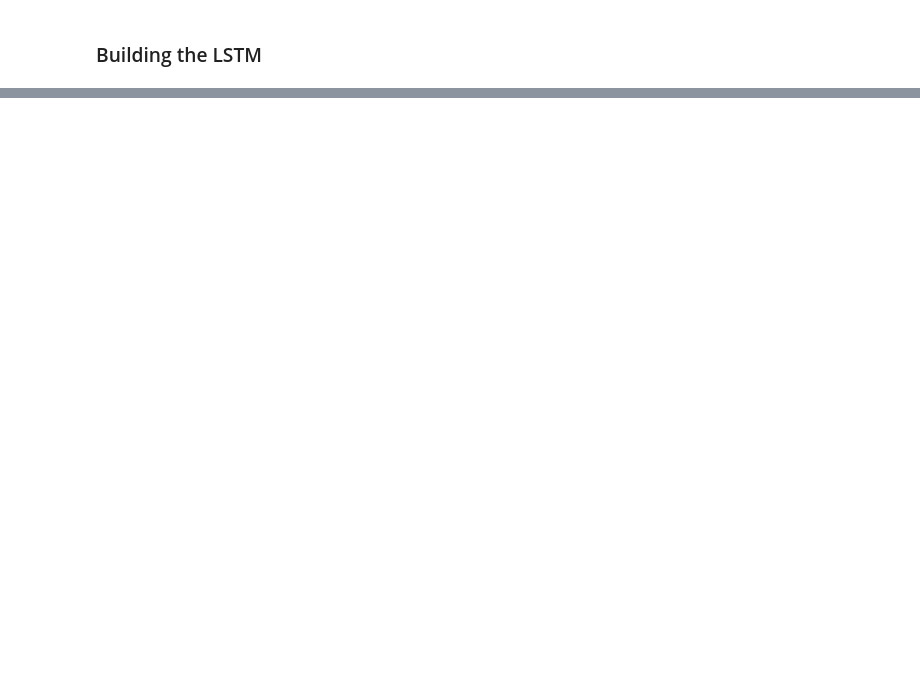
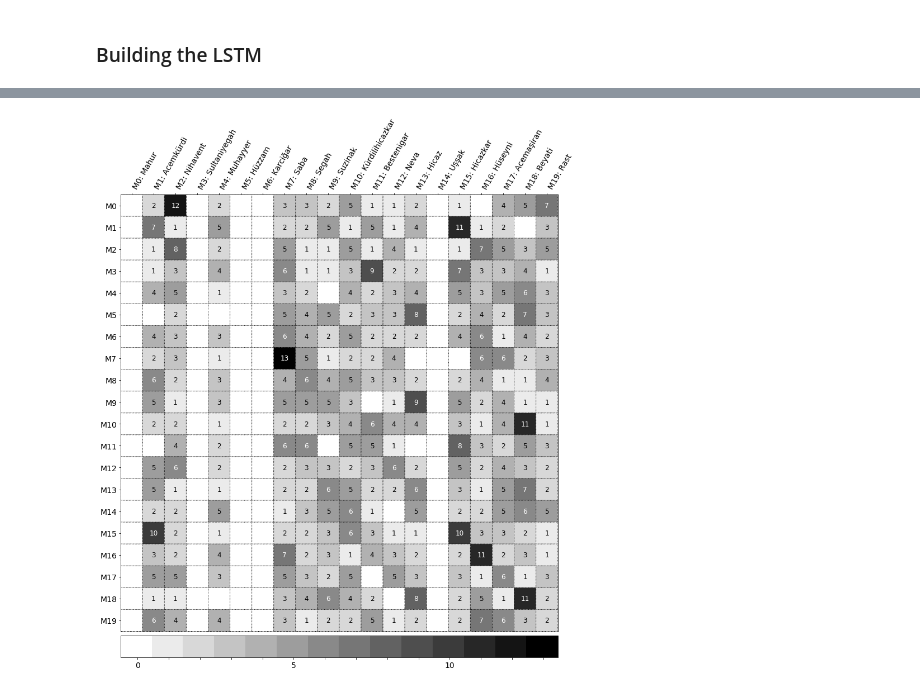
Before and after one commit to chrispla/MaSC_makam_recognition, a Jupyter notebook: LSTM_crossv.ipynb, the cells around one changed output, grey strips where cells are left out. Cells and saved outputs as stored; diff of their text form; code cells hidden in the pictures; blank space fills up the shorter version.

```diff
--- a/LSTM_crossv.ipynb
+++ b/LSTM_crossv.ipynb
@@ -301,0 +298,75 @@ plt.show()
+# %%
+from mpl_toolkits.axes_grid1 import make_axes_locatable
+
+makam_label_map = {'Mahur':0, 'Acemkurdi':1, 'Nihavent':2, 'Sultaniyegah':3, 'Muhayyer':4, 'Huzzam':5, 'Karcigar':6, 'Saba':7, 'Segah':8, 'Suzinak':9, 'Kurdilihicazkar':10, 'Bestenigar':11, 'Neva':12, 'Hicaz':13, 'Ussak':14, 'Hicazkar':15, 'Huseyni':16, 'Acemasiran':17, 'Beyati':18, 'Rast':19}
+
+width = len(cm)
+height = len(cm)
+
+label_dict = {u'Acemasiran': u'Acemaşiran',
+              u'Acemkurdi': u'Acemkürdi',
+              u'Bestenigar': u'Bestenigar',
+              u'Beyati': u'Beyati',
+              u'Hicaz': u'Hicaz',
+              u'Hicazkar': u'Hicazkar',
+              u'Huseyni': u'Hüseyni',
+              u'Huzzam': u'Hüzzam',
+              u'Karcigar': u'Karciğar',
+              u'Kurdilihicazkar': u'Kürdilihicazkar',
+              u'Mahur': u'Mahur',
+              u'Muhayyer': u'Muhayyer',
+              u'Neva': u'Neva',
+              u'Nihavent': u'Nihavent',
+              u'Rast': u'Rast',
+              u'Saba': u'Saba',
+              u'Segah': u'Segah',
+              u'Sultaniyegah': u'Sultaniyegah',
+              u'Suzinak': u'Suzinak',
+              u'Ussak': u'Uşşak'}
+
+x_labels = ['M'  + str(i) + ': ' + label_dict[l]
+            for (i, l) in enumerate(makam_label_map.keys())]
+y_labels = ['M' + str(i) for i in range(len(x_labels))]
+
+fig = plt.figure(figsize=(14,14))
+plt.clf()
+ax = fig.add_subplot(111)
+ax.set_aspect(1)
+ax.grid(which='major')
+cmap_local = plt.get_cmap('binary', np.max(cm) - np.min(cm)+1)
+res = ax.pcolor(cm, cmap=cmap_local, edgecolor='black', linestyle=':', lw=1)
+
+ticks = np.arange(np.min(cm),np.max(cm)+2)
+tickpos = np.linspace(ticks[0] , ticks[-2], len(ticks));
+
+divider = make_axes_locatable(ax)
+cax = divider.append_axes("bottom", size="5%", pad=0.1)
+cb = fig.colorbar(res, cax=cax, orientation = 'horizontal', ticks=tickpos+0.5)
+
+divider_labels = [str(ii) if ii%5==0 else '' for ii in np.arange(len(tickpos))]
+cb.ax.set_xticklabels(divider_labels, fontsize = 14)
+
+#Axes
+ax.invert_yaxis()
+ax.xaxis.tick_top()
+
+ax.set_xticks(np.arange(width)+0.5)
+ax.set_xticklabels(x_labels, rotation=60, horizontalalignment='left', fontsize = 14)
+#ax.xaxis.labelpad = 0.1
+ax.set_yticks(np.arange(height)+0.5)
+ax.set_yticklabels(y_labels , rotation='horizontal', fontsize = 14)
+
+for x in range(cm.shape[0]):
+    for y in range(cm.shape[1]):
+        textcolor = 'black'
+        if cm[x,y] >= 6:
+            textcolor = 'white'
+        if cm[x,y]==0:
+            continue
+        ax.annotate(int(cm[x,y]), xy=(y+0.5, x+0.5),  horizontalalignment='center',
+                    verticalalignment='center', color=textcolor, fontsize=12)
+plt.tight_layout()
+#plt.savefig('confusion_matrix121x121.pdf')
+plt.show()
+# %% [output]
+[figure, added]
```
Also changed, not shown: parts of 15 cells of this notebook.
